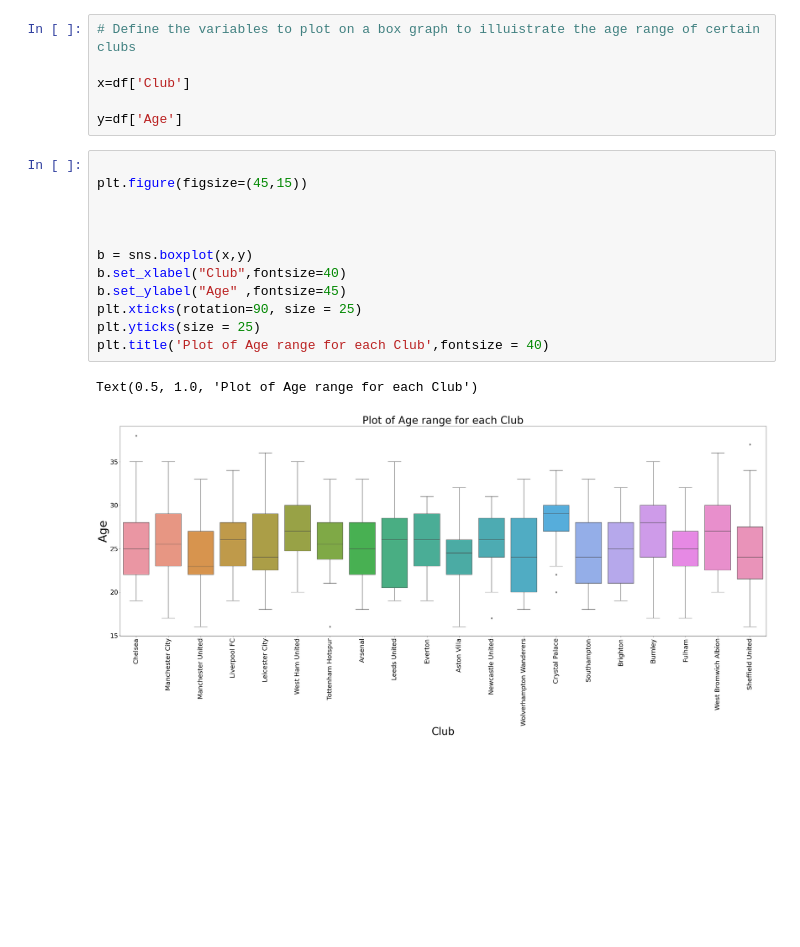
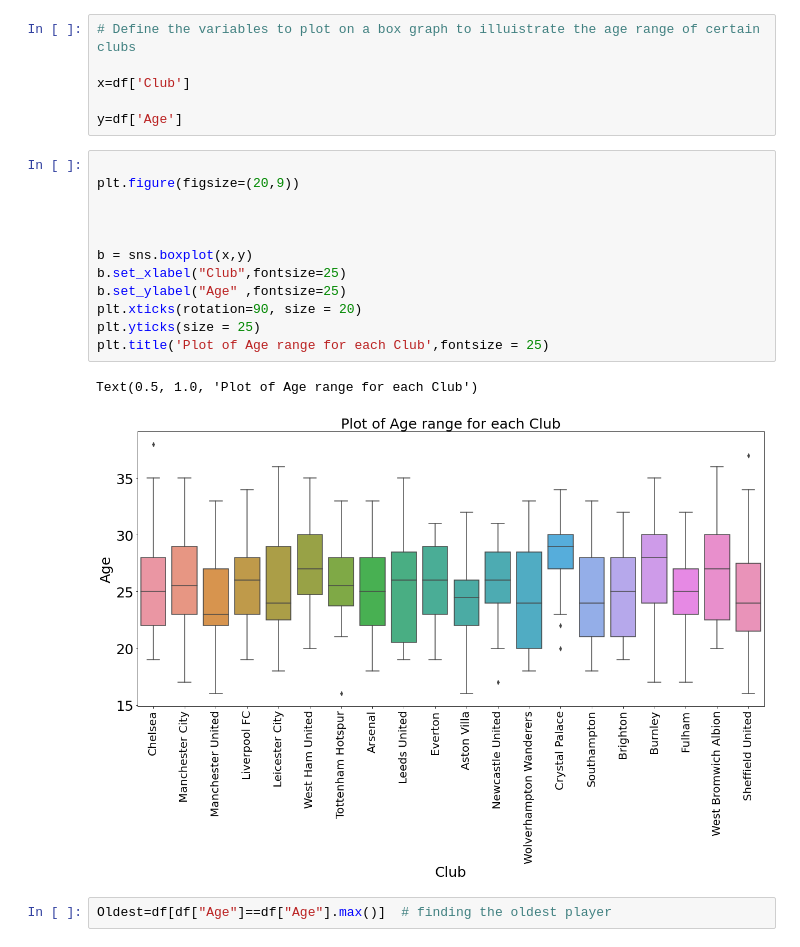
Before and after one commit to CiaranRoddy/UCDPA_CiaranRoddy1, a Jupyter notebook: Teams and Age EPL Project.ipynb, the cells around one changed output. Drawn from its saved outputs; the diff is of its cells as text; blank space fills up the shorter version.

```diff
--- a/Teams and Age EPL Project.ipynb
+++ b/Teams and Age EPL Project.ipynb
@@ -29,16 +29,18 @@ x=df['Club']
 y=df['Age']
 # %%
 
-plt.figure(figsize=(45,15))
+plt.figure(figsize=(20,9))
 
 
 
 b = sns.boxplot(x,y)
-b.set_xlabel("Club",fontsize=40)
-b.set_ylabel("Age" ,fontsize=45)
-plt.xticks(rotation=90, size = 25)
+b.set_xlabel("Club",fontsize=25)
+b.set_ylabel("Age" ,fontsize=25)
+plt.xticks(rotation=90, size = 20)
 plt.yticks(size = 25)
-plt.title('Plot of Age range for each Club',fontsize = 40)
+plt.title('Plot of Age range for each Club',fontsize = 25)
 # %% [output]
 Text(0.5, 1.0, 'Plot of Age range for each Club')
-[figure, old version]
+[figure, new version]
+# %%
+Oldest=df[df["Age"]==df["Age"].max()]  # finding the oldest player
```
Also changed, not shown: parts of 3 cells of this notebook.
